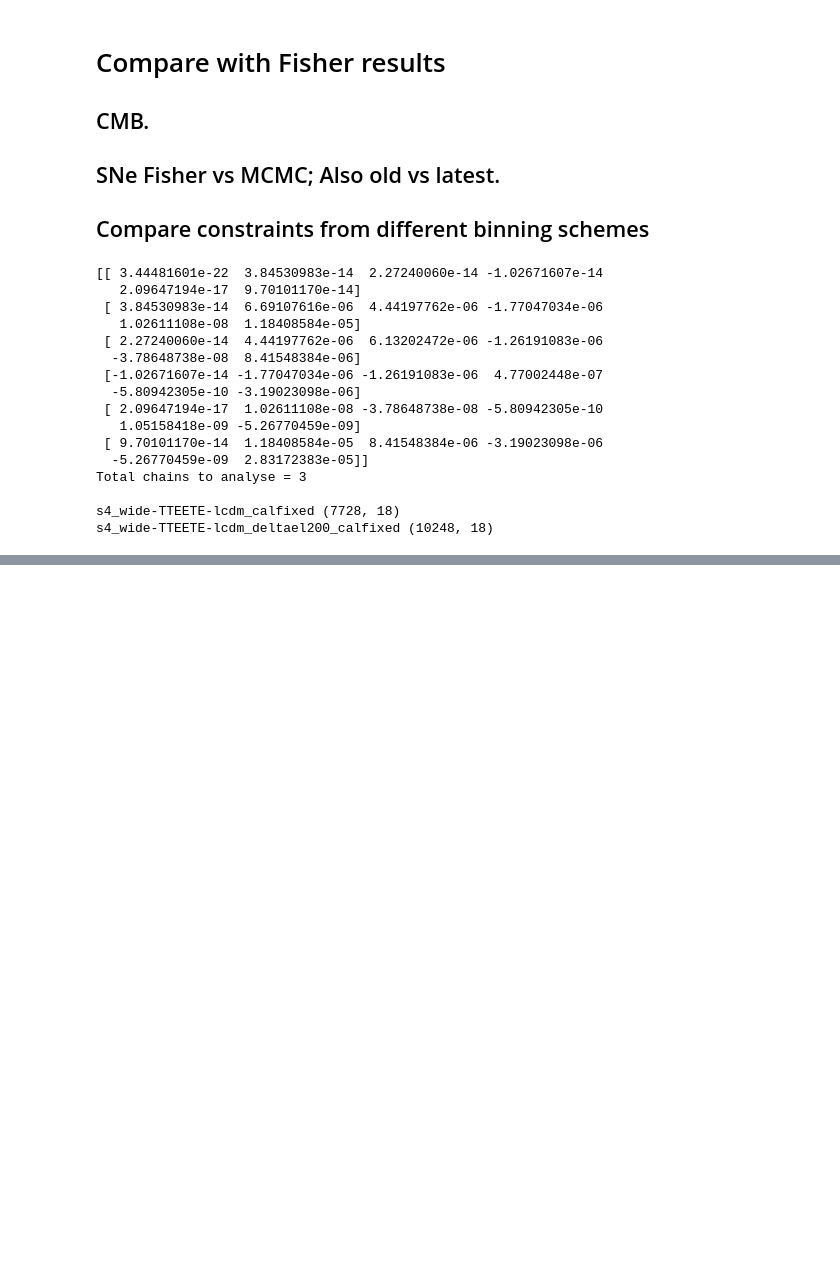
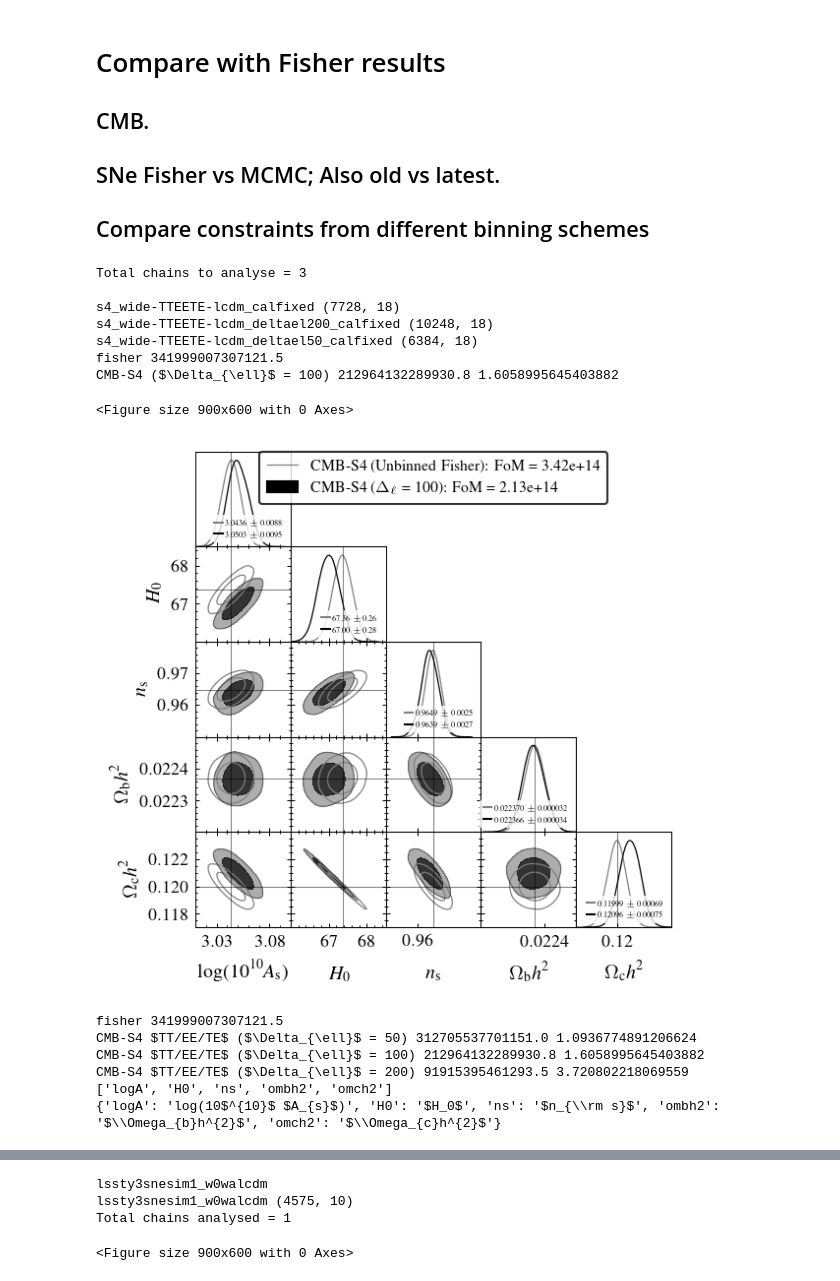
Before and after one commit to sriniraghunathan/CMB_BAO_SNe_likelihoods, a Jupyter notebook: analyse_chains_for_paper.ipynb, the cells around one changed output, grey strips where cells are left out. Cells and saved outputs as stored; diff of their text form; code cells hidden in the pictures; blank space fills up the shorter version.

```diff
--- a/analyse_chains_for_paper.ipynb
+++ b/analyse_chains_for_paper.ipynb
@@ -304,5 +304,3 @@ lssty3_sne_mock_binned-w0walcdm 493.799100245622 9.071611551654328
 lssty3snesim1_w0walcdm 1014.4355175095693 15.53060860117125
 <Figure size 900x600 with 0 Axes>
 [figure]
-# %%
-curr_samples.addDerived(p.w + (1-a)*p.wa, name='wcomb', label=r'wcomb')
@@ -417,13 +413,18 @@ for pliter in range(2):
 
         labels_arr.append( chain_label )
 
-    if (0): #write FoM
+    if (1): #write FoM
         params_for_fom = ['w', 'wa']
         for curr_lab, curr_samples in zip( labels_arr, samples_to_plot ):
             cov_mat = misc_getdist.get_param_cov_mat_from_getdist(curr_samples, params_for_fom)
             fom = 1/np.sqrt( np.linalg.det(cov_mat) )
-            print( curr_lab, fom )
-        #sys.exit()
+
+            xarr, yarr, xgrid, ygrid, result_grid = misc_getdist.get_density(curr_samples, params_for_fom)
+            dx = xarr[1] - xarr[0]
+            dy = yarr[1] - yarr[0]
+            grid_volume = np.sum(result_grid * dx * dy)
+            print( curr_lab, fom, 1/np.sqrt(grid_volume) )
+        sys.exit()
 
     array_of_samples_to_plot.append( samples_to_plot )
     array_of_params_or_pairs_to_plot.append( params_to_plot )
@@ -2181,6 +2192,8 @@ for chainname in chains_to_plot:
     labels_arr.append( '%s: FoM = %.3g' %(chain_label, fom) )
     print( chain_label, fom, fisher_fom / fom)
     #labels_arr.append( r'CMB-S4: MCMC' )
+
+cmb_samples_to_plot = np.asarray(samples_to_plot)
 
 clf()
 param_limits_dic = {'omegam': [0.28, 0.35],
@@ -2401,7 +2414,8 @@ if (1): #add Fisher
     sne_params[1] = 'w'
     param_dict['w'] = param_dict['ws']
     sne_param_labels = ['\\Omega_\\mathrm{c} h^2', 'w_0', 'w_a', 'M']
-    gauss_mix = misc_getdist.get_gauss_mix_from_fisher(param_dict, sne_fisher_mat, sne_params, sne_param_labels, fix_params = ['M'])
+    #gauss_mix = misc_getdist.get_gauss_mix_from_fisher(param_dict, sne_fisher_mat, sne_params, sne_param_labels, fix_params = ['M'])
+    gauss_mix = misc_getdist.get_gauss_mix_from_fisher(param_dict, sne_fisher_mat, sne_params, sne_param_labels, fix_params = None)
 
     #get samples
     mix_samples = misc_getdist.get_gaussian_mix_from_getdist(gauss_mix, label = 'Fisher')
@@ -2430,47 +2444,47 @@ for chainname in chains_to_plot:
     samples_to_plot.append( curr_samples )
     labels_arr.append( 'LSST-Y3 SNe (MCMC): FoM = %d' %(fom) )
 
+sne_samples_to_plot = np.asarray(samples_to_plot)
 #sys.exit()
 
 #print(labels_arr); sys.exit()
 clf()
 param_limits_dic = {'omegam': [0.1, 0.6], 'omch2': [0., 0.25], 'w': [-1.3, -0.6], 'wa': [-4, 3.]}
 
 g = misc_getdist.make_getdist_plot('triangle',
                                    samples_to_plot,
                                    params_to_plot,
                                    param_dict = param_dict,
                                    color_arr = [fisher_colorval, mcmc_colorval],
                                    figsize = 4., fsval = 15,
                                    legloc = 'upper right',
                                    filled = [fisher_filled, True],
                                    legfsval = 13,
                                    labels = labels_arr,
                                    param_limits_dic = param_limits_dic,
                                    diagonal_errors_fsval = 8,
                                   )
 plname = 'plots/lssty3sne_%s_mcmc_fisher.pdf' %(which_cosmo)
 #plname = 'plots/png/lssty3sne_%s_mcmc_fisher.png' %(which_cosmo)
 savefig(plname, dpi = 200.)
 show()
 
 #-------------------------------------------------------
 #-------------------------------------------------------
 #-------------------------------------------------------
 # %% [output]
-[[ 3.44481601e-22  3.84530983e-14  2.27240060e-14 -1.02671607e-14
-   2.09647194e-17  9.70101170e-14]
- [ 3.84530983e-14  6.69107616e-06  4.44197762e-06 -1.77047034e-06
-   1.02611108e-08  1.18408584e-05]
- [ 2.27240060e-14  4.44197762e-06  6.13202472e-06 -1.26191083e-06
-  -3.78648738e-08  8.41548384e-06]
- [-1.02671607e-14 -1.77047034e-06 -1.26191083e-06  4.77002448e-07
-  -5.80942305e-10 -3.19023098e-06]
- [ 2.09647194e-17  1.02611108e-08 -3.78648738e-08 -5.80942305e-10
-   1.05158418e-09 -5.26770459e-09]
- [ 9.70101170e-14  1.18408584e-05  8.41548384e-06 -3.19023098e-06
-  -5.26770459e-09  2.83172383e-05]]
 Total chains to analyse = 3
 
 s4_wide-TTEETE-lcdm_calfixed (7728, 18)
 s4_wide-TTEETE-lcdm_deltael200_calfixed (10248, 18)
+s4_wide-TTEETE-lcdm_deltael50_calfixed (6384, 18)
+fisher 341999007307121.5
+CMB-S4 ($\Delta_{\ell}$ = 100) 212964132289930.8 1.6058995645403882
+<Figure size 900x600 with 0 Axes>
+[figure, added]
+fisher 341999007307121.5
+CMB-S4 $TT/EE/TE$ ($\Delta_{\ell}$ = 50) 312705537701151.0 1.0936774891206624
+CMB-S4 $TT/EE/TE$ ($\Delta_{\ell}$ = 100) 212964132289930.8 1.6058995645403882
+CMB-S4 $TT/EE/TE$ ($\Delta_{\ell}$ = 200) 91915395461293.5 3.720802218069559
+['logA', 'H0', 'ns', 'ombh2', 'omch2']
+{'logA': 'log(10$^{10}$ $A_{s}$)', 'H0': '$H_0$', 'ns': '$n_{\\rm s}$', 'ombh2': '$\\Omega_{b}h^{2}$', 'omch2': '$\\Omega_{c}h^{2}$'}
@@ -2476,0 +2492,4 @@ s4_wide-TTEETE-lcdm_deltael200_calfixed (10248, 18)
+lssty3snesim1_w0walcdm
+lssty3snesim1_w0walcdm (4575, 10)
+Total chains analysed = 1
+<Figure size 900x600 with 0 Axes>
```
Also changed, not shown: parts of 15 cells of this notebook, 5 other files.
